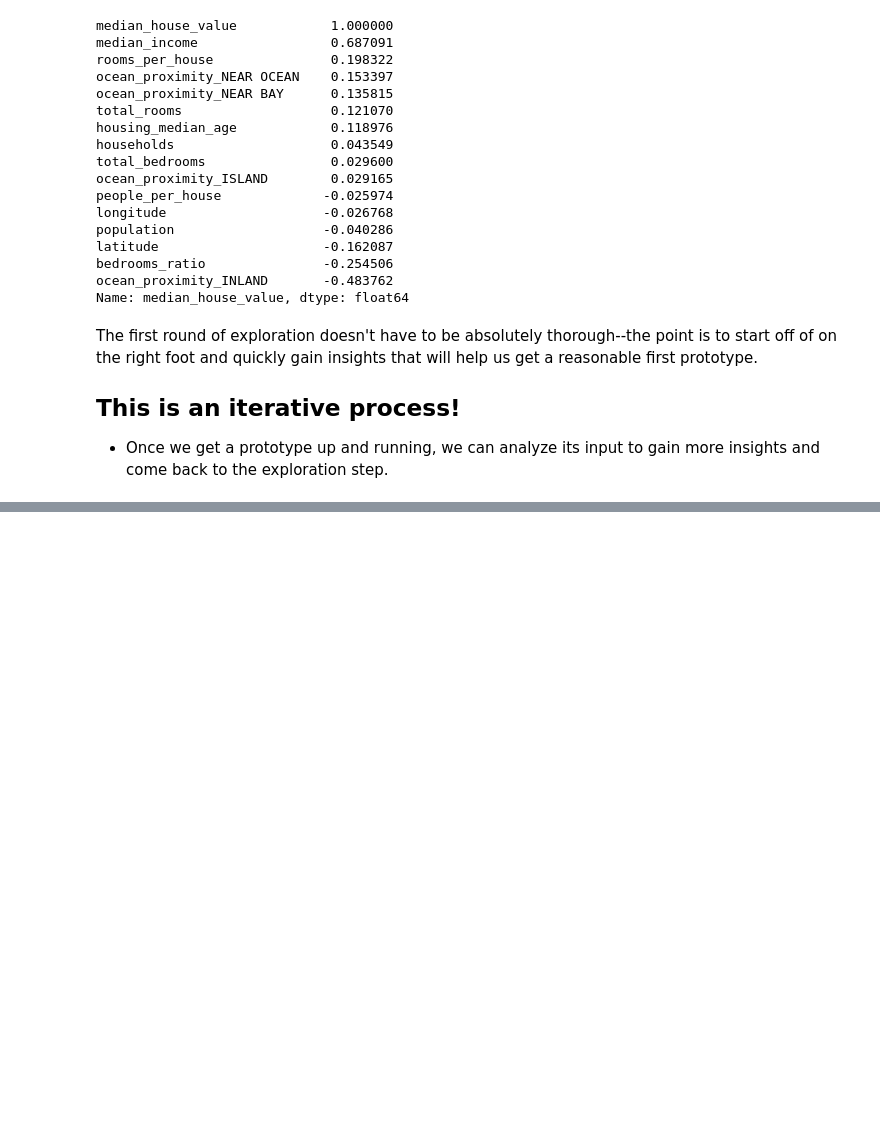
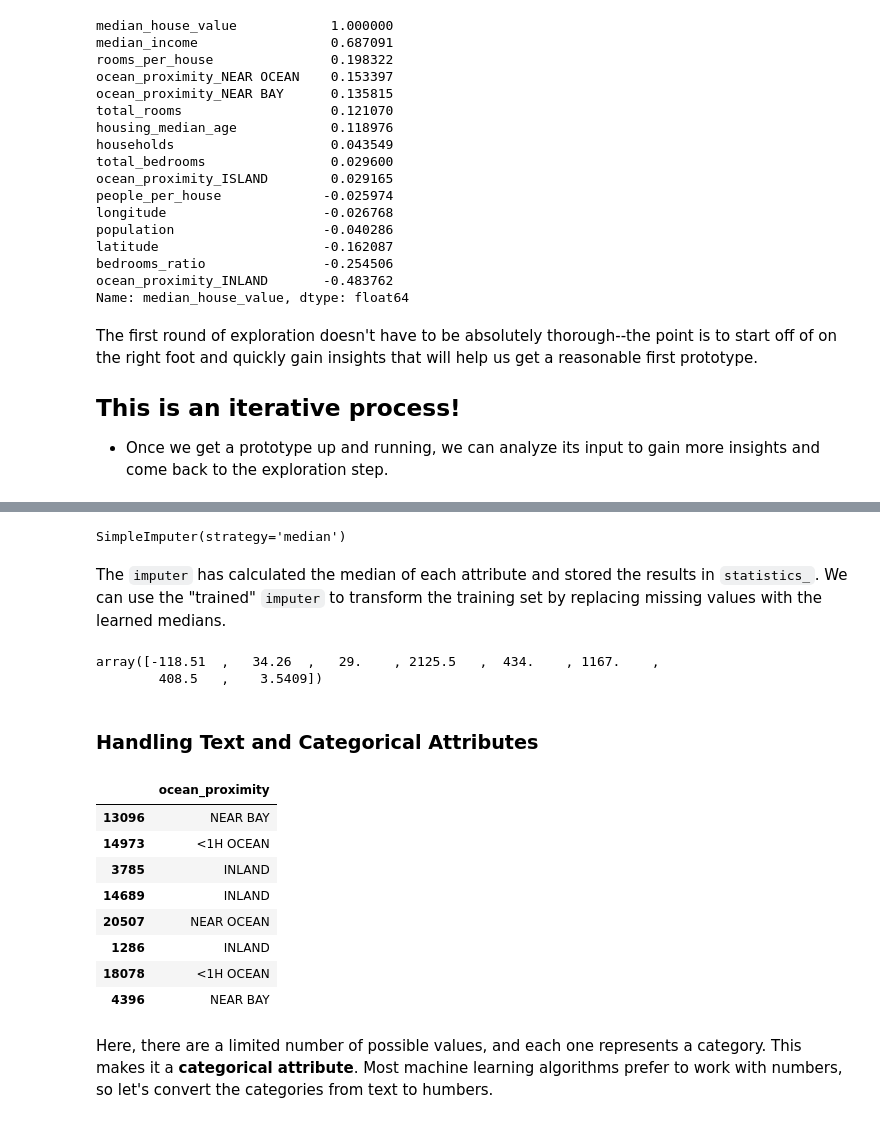
Before and after one commit to beckspark/machine_learning_geron, a Jupyter notebook: 02_machine_learning_project/02_end_to_end_ml_project.ipynb, the cells around one changed output, grey strips where cells are left out. Drawn from its saved outputs; the diff is of its cells as text; code cells hidden in the pictures; blank space fills up the shorter version.

Commit message:
Cleaning data, text and categorical attributes, scikit encoders.

```diff
--- a/02_machine_learning_project/02_end_to_end_ml_project.ipynb
+++ b/02_machine_learning_project/02_end_to_end_ml_project.ipynb
@@ -235,0 +238,4 @@ The first round of exploration doesn't have to be absolutely thorough--the point
+# %%
+# Revert to a clean training set
+housing = strat_train_set.drop("median_house_value", axis=1)
+housing_labels = strat_train_set["median_house_value"].copy()
@@ -235,0 +248,10 @@ The first round of exploration doesn't have to be absolutely thorough--the point
+# %%
+# Total bedrooms attribute has some missing values.
+housing.dropna(subset=["total_bedrooms"], inplace=True)  # option 1
+
+housing.drop("total_bedrooms", axis=1)  # option 2
+
+median = housing[
+    "total_bedrooms"
+].median()  # option 3, find the median then fill it in!
+housing.fillna({"total_bedrooms": median}, inplace=True) # Pandas 3.0 wants us to use a different method rather than use an intermediary column copy
@@ -235,0 +262,13 @@ The first round of exploration doesn't have to be absolutely thorough--the point
+# %%
+# Median can only be calculated numerically, so let's use a copy without the ocean_proximity feature
+housing_num = housing.select_dtypes(include=[np.number])
+imputer.fit(housing_num)
+# %% [output]
+SimpleImputer(strategy='median')
+# %% [markdown]
+The `imputer` has calculated the median of each attribute and stored the results in `statistics_`. We can use the "trained" `imputer` to transform the training set by replacing missing values with the learned medians.
+# %%
+imputer.statistics_
+# %% [output]
+array([-118.51  ,   34.26  ,   29.    , 2125.5   ,  434.    , 1167.    ,
+        408.5   ,    3.5409])
@@ -235,0 +277,18 @@ The first round of exploration doesn't have to be absolutely thorough--the point
+# %% [markdown]
+### Handling Text and Categorical Attributes
+# %%
+# Our only feature with text attributes is ocean_proximity
+housing_cat = housing[["ocean_proximity"]]
+housing_cat.head(8)
+# %% [output]
+|  | ocean_proximity |
+| 13096 | NEAR BAY |
+| 14973 | <1H OCEAN |
+| 3785 | INLAND |
+| 14689 | INLAND |
+| 20507 | NEAR OCEAN |
+| 1286 | INLAND |
+| 18078 | <1H OCEAN |
+| 4396 | NEAR BAY |
+# %% [markdown]
+Here, there are a limited number of possible values, and each one represents a category. This makes it a **categorical attribute**. Most machine learning algorithms prefer to work with numbers, so let's convert the categories from text to humbers.
```
Also changed, not shown: parts of 13 cells of this notebook.
